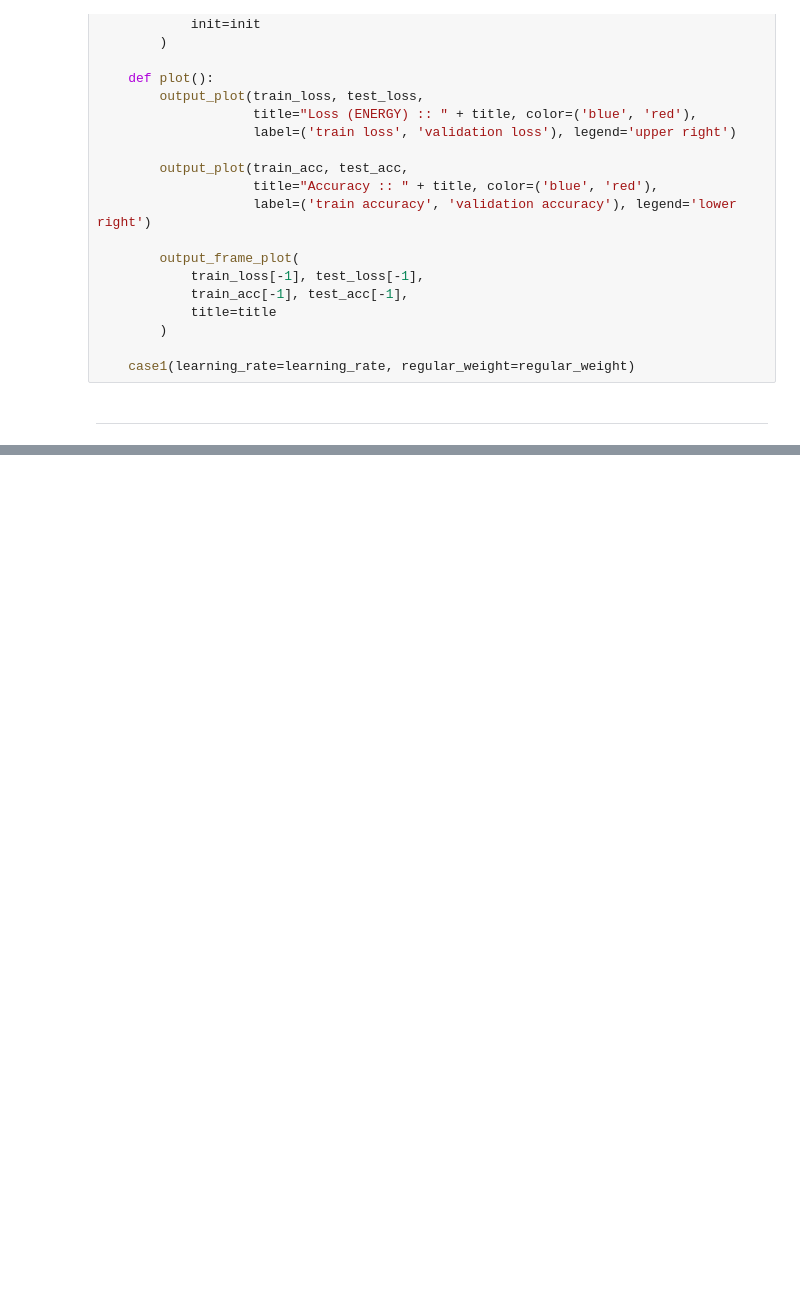
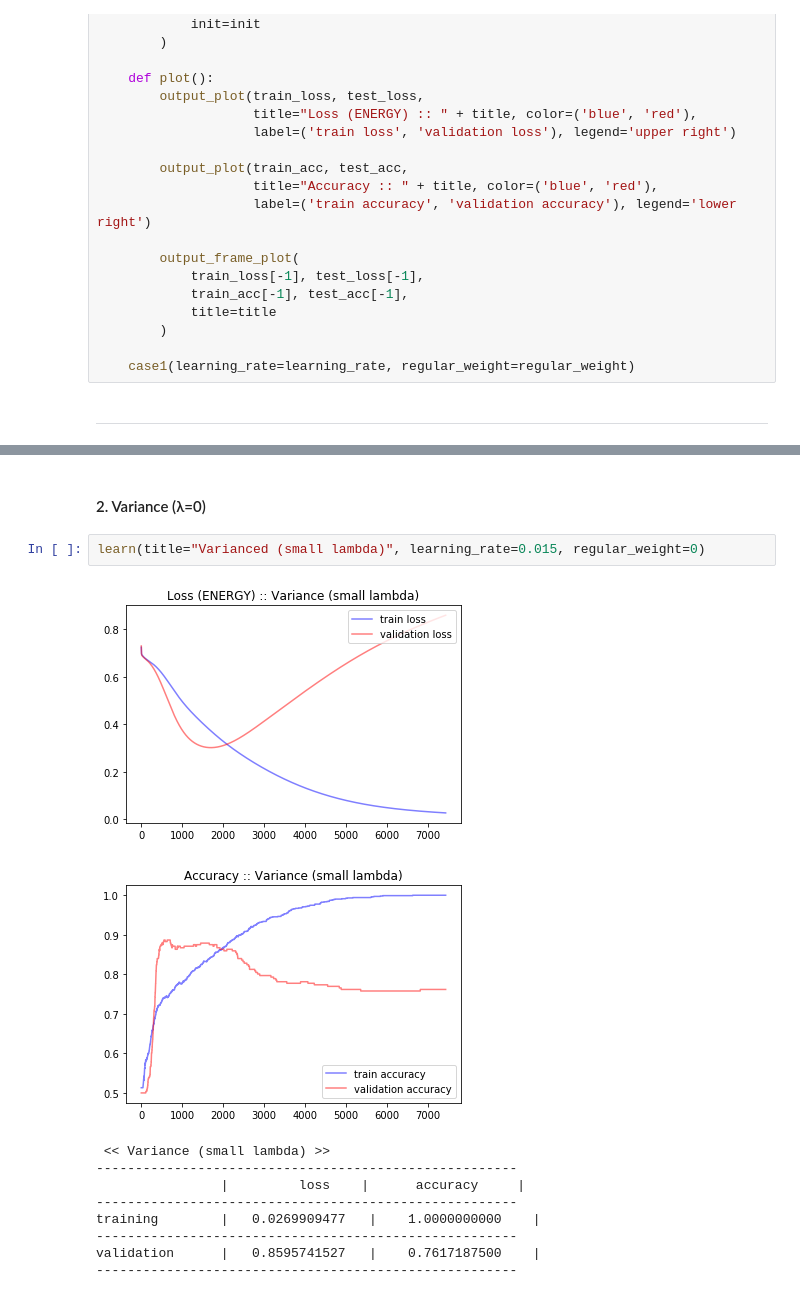
Before and after one commit to leesnhyun/2019.02.cau-MachineLearning, a Jupyter notebook: Assignment 06.ipynb, the cells around one changed output, grey strips where cells are left out. Cells and saved outputs as stored; diff of their text form; blank space fills up the shorter version.

```diff
--- a/Assignment 06.ipynb
+++ b/Assignment 06.ipynb
@@ -405,0 +435,15 @@ def learn(title, learning_rate=0.015, regular_weight=49.195):
+# %% [markdown]
+#### 2. Variance (λ=0)
+# %%
+learn(title="Varianced (small lambda)", learning_rate=0.015, regular_weight=0)
+# %% [output]
+[figure, added]
+[figure, added]
+ << Variance (small lambda) >>
+------------------------------------------------------
+                |         loss    |      accuracy     |
+------------------------------------------------------
+training        |   0.0269909477   |    1.0000000000    |
+------------------------------------------------------
+validation      |   0.8595741527   |    0.7617187500    |
+------------------------------------------------------
```
Also changed, not shown: parts of 8 cells of this notebook.
